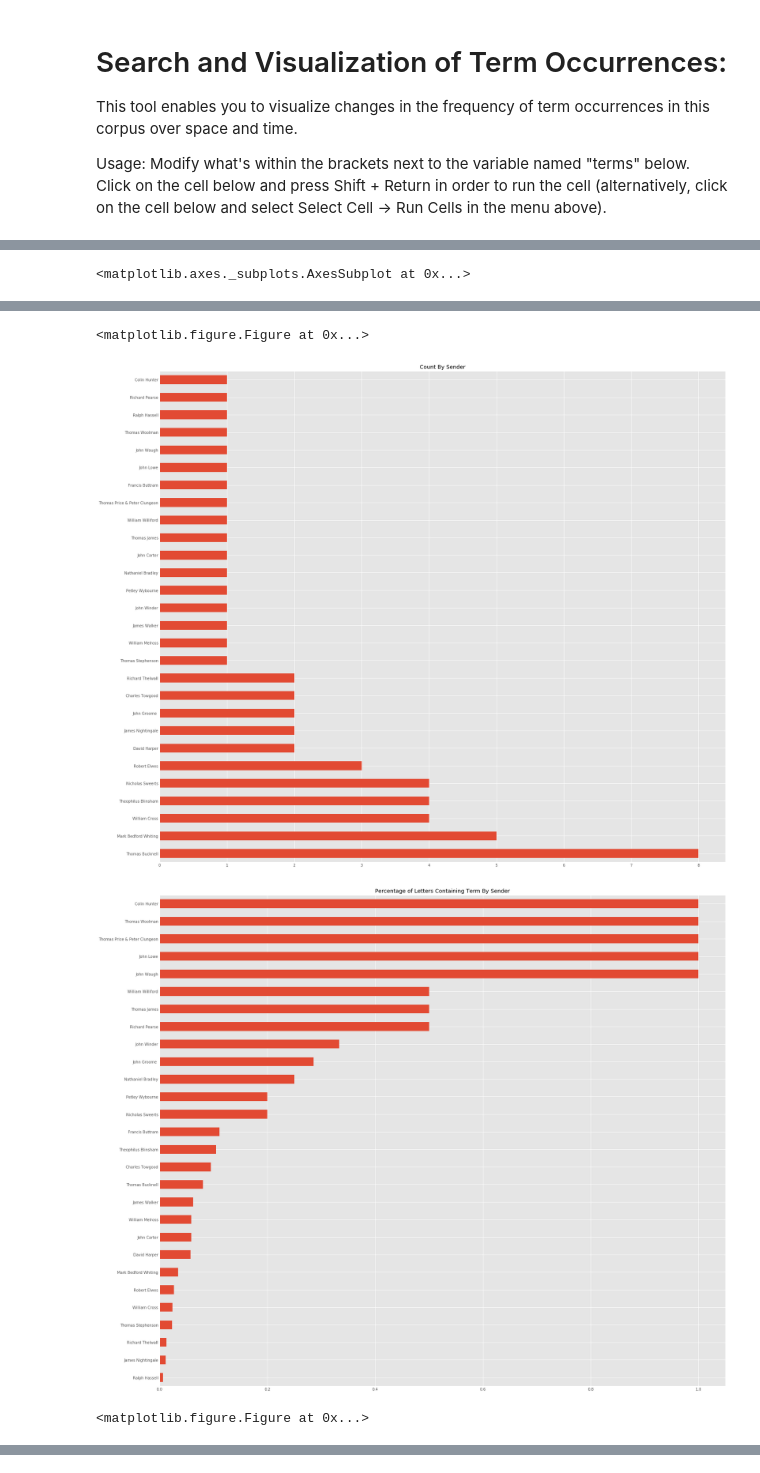
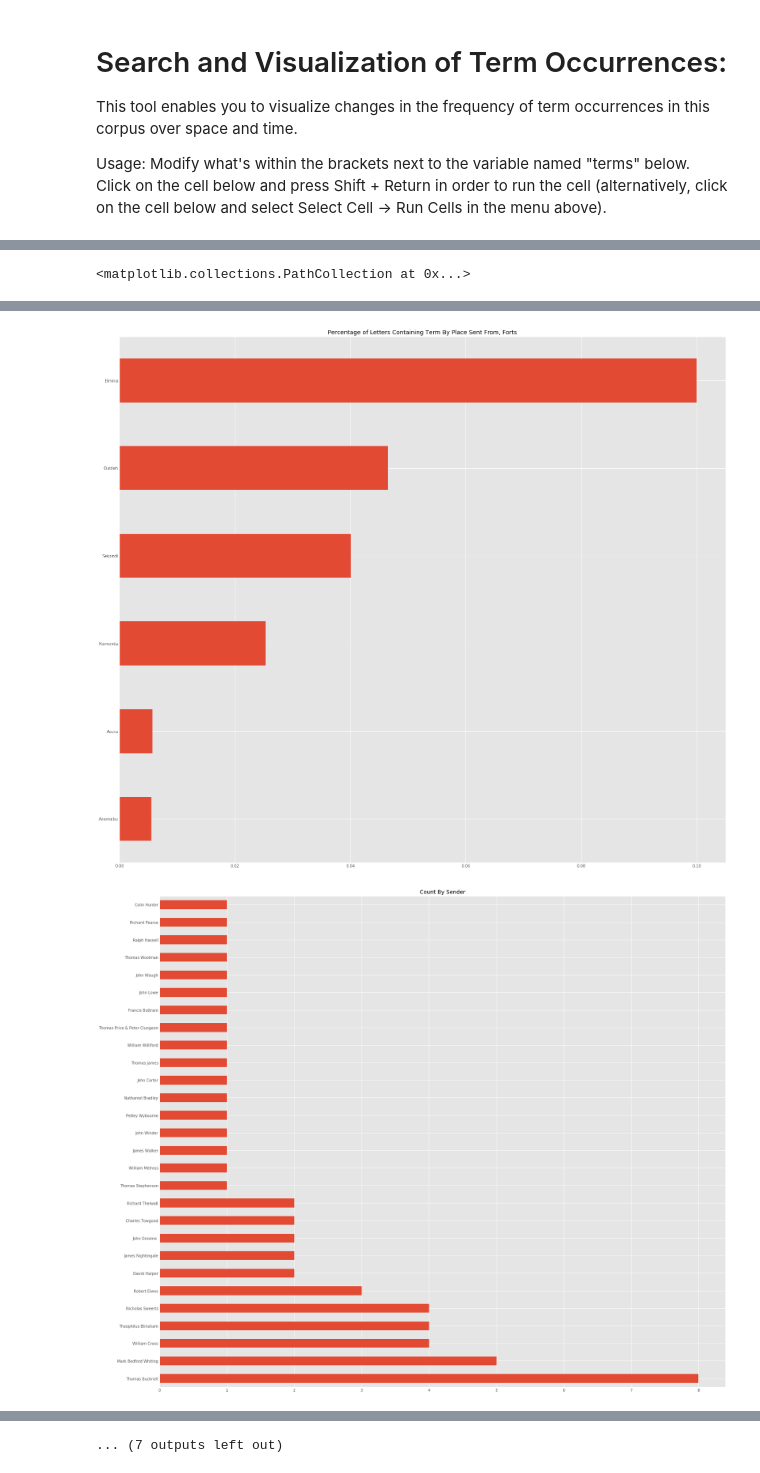
Before and after one commit to xueharry/RAC, a Jupyter notebook: Interactive-Search.ipynb, the cells around one changed output, grey strips where cells are left out. Saved outputs shown, nothing was run; the diff lists cells and outputs as text; code cells hidden in the pictures.

Commit message:
Added filtering for just forts; scatterplots for timeseries

```diff
--- a/Interactive-Search.ipynb
+++ b/Interactive-Search.ipynb
@@ -21,7 +21,7 @@ Usage: Modify what's within the brackets next to the variable named "terms" belo
 # %%
 # Modify the terms within the brackets below to modify search. Terms need to be wrapped in parentheses and comma separated.
 # The square brackets should be left unchanged.
-terms = ['pirates', 'pirate']
+terms = ['pirate', 'pirates']
 
 
 # DO NOT CHANGE ANYTHING BELOW!!!
@@ -53,23 +53,32 @@ for column in ['Place Sent From', 'Sender', 'Boat/Fort', 'Ship Name']:
     try:
         plt.figure(figsize=(24, 24))
         (df_subset[column].value_counts() / df[column].value_counts()).sort_values().dropna().plot(kind='barh', title='Percentage of Letters Containing Term By {}'.format(column))
-        plt.figure(figsize=(24, 24))
     except:
         print('ERROR: All metadata for this column are null')
+    if column != 'Ship Name':
+        try:
+            plt.figure(figsize=(24, 24))
+            (df_subset[df_subset['Boat/Fort'] == 'Fort'][column].value_counts() / df[df['Boat/Fort'] == 'Fort'][column].value_counts())\
+                .sort_values()\
+                .dropna()\
+                .plot(kind='barh', title='Percentage of Letters Containing Term By {}, Forts'.format(column))
+        except:
+            print('ERROR: Filtering for Fort')
 
 plt.figure()
 plt.title('Count by Year')
-df_subset.groupby('Year').count()['UID'].plot()
+plt.scatter(df_subset.groupby('Year').count()['UID'].index, df_subset.groupby('Year').count()['UID'])
 
 plt.figure()
 plt.title('Percentage by Year')
-(df_subset.groupby('Year').count()['UID'] / df.groupby('Year').count()['UID']).dropna().plot()
+plt.scatter((df_subset.groupby('Year').count()['UID'] / df.groupby('Year').count()['UID']).dropna().index, (df_subset.groupby('Year').count()['UID'] / df.groupby('Year').count()['UID']).dropna())
+
 
 plt.figure()
 plt.title('Count by Month')
-df_subset.groupby('Month').count()['UID'].plot()
+plt.scatter(df_subset.groupby('Month').count()['UID'].index, df_subset.groupby('Month').count()['UID'])
 
 plt.figure()
 plt.title('Percentage by Month')
-(df_subset.groupby('Month').count()['UID'] / df.groupby('Month').count()['UID']).dropna().plot()
+plt.scatter((df_subset.groupby('Month').count()['UID'] / df.groupby('Month').count()['UID']).dropna().index, (df_subset.groupby('Month').count()['UID'] / df.groupby('Month').count()['UID']).dropna())
 # %% [output]
@@ -77,19 +86,17 @@ plt.title('Percentage by Month')
 First 5 rows of filtered dataframe:
 |  | UID | Vol | LetterNo | Sender | Place Sent From | Ship Name | Place Going To | Date | Boat/Fort | ... |
 | 4 | 5 | 1 | 5 | Mark Bedford Whiting | Sekondi | NaN | Cape Coast Castle | 27 | Fort | ... |
 | 5 | 6 | 1 | 6 | Mark Bedford Whiting | Sekondi | NaN | Cape Coast Castle | 30 | Fort | ... |
 | 6 | 7 | 1 | 7 | Mark Bedford Whiting | Sekondi | NaN | Cape Coast Castle | 02 | Fort | ... |
 | 7 | 8 | 1 | 8 | Mark Bedford Whiting | Sekondi | NaN | Cape Coast Castle | 09 | Fort | ... |
 | 350 | 351 | 1 | 351 | Richard Thelwall | Anomabu | NaN | Cape Coast Castle | 29 | Fort | ... |
 UIDs of letters containing the term:
 [   5    6    7    8  351  370  457  494  495  557  558  560  561  562
   632  633  636  637  639  646  647  648  649  655  656  663  664  723
   751  754  755  756  757  784  807  809  892  936  938  941 1024 1028
  1348 1471 1472 1538 1562 1584 1588 1617 1620 1635 1636 1817 3055]
-<matplotlib.axes._subplots.AxesSubplot at 0x...>
+<matplotlib.collections.PathCollection at 0x...>
 [figure]
 [figure]
-<matplotlib.figure.Figure at 0x...>
-[figure, old version]
+[figure, new version]
-[figure, old version]
+[figure, new version]
-<matplotlib.figure.Figure at 0x...>
@@ -98,0 +107 @@ UIDs of letters containing the term:
+... (7 outputs left out)
```
Also changed, not shown: parts of 1 cell of this notebook, 4 other files.
